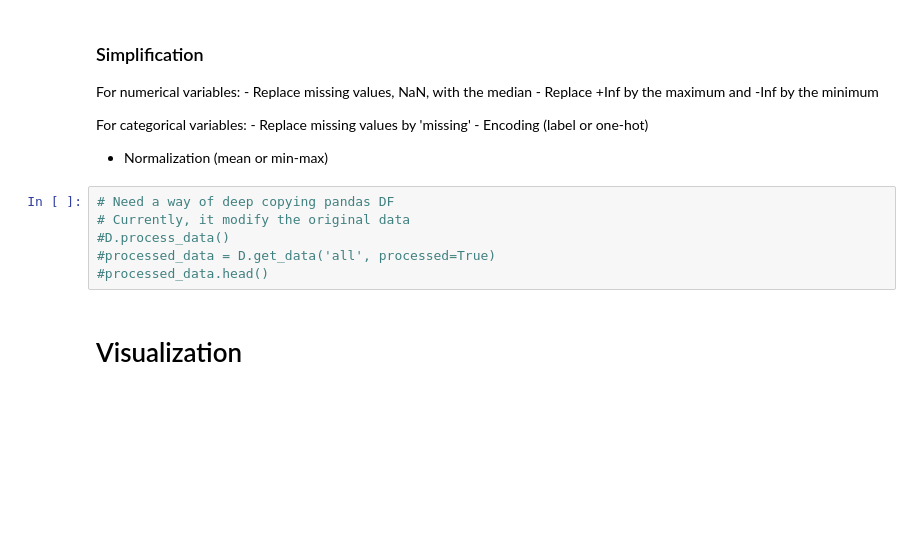
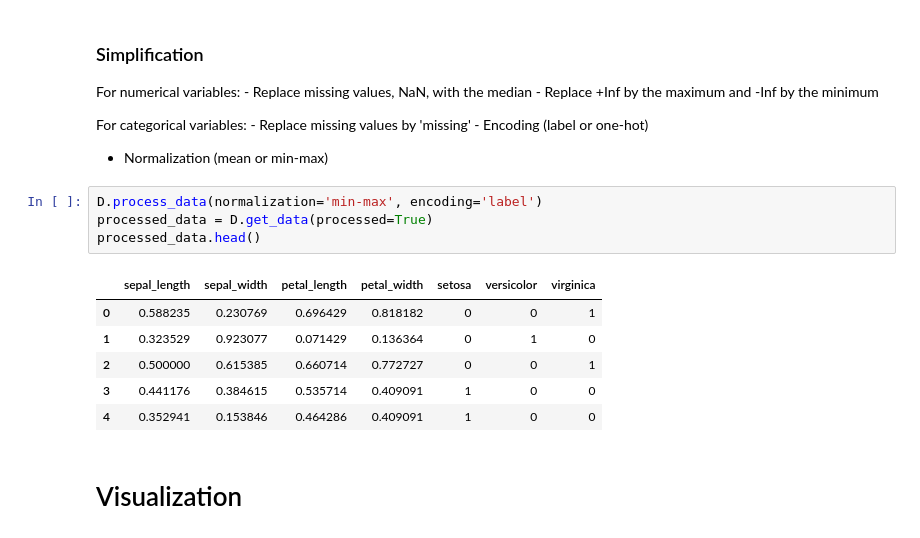
Before and after one commit to Didayolo/medi-chal, a Jupyter notebook: notebooks/auto_ml/ID_notebook.ipynb, the cells around one changed output. Cells and saved outputs as stored; diff of their text form; blank space fills up the shorter version.

Commit message:
Processing bug fixed

```diff
--- a/notebooks/auto_ml/ID_notebook.ipynb
+++ b/notebooks/auto_ml/ID_notebook.ipynb
@@ -177,12 +174,17 @@ For categorical variables:
     - Encoding (label or one-hot)
 
 - Normalization (mean or min-max)
-# %%
-# Need a way of deep copying pandas DF
-# Currently, it modify the original data
-#D.process_data()
-#processed_data = D.get_data('all', processed=True)
-#processed_data.head()
+# %%
+D.process_data(normalization='min-max', encoding='label')
+processed_data = D.get_data(processed=True)
+processed_data.head()
+# %% [output]
+|  | sepal_length | sepal_width | petal_length | petal_width | setosa | versicolor | virginica |
+| 0 | 0.588235 | 0.230769 | 0.696429 | 0.818182 | 0 | 0 | 1 |
+| 1 | 0.323529 | 0.923077 | 0.071429 | 0.136364 | 0 | 1 | 0 |
+| 2 | 0.500000 | 0.615385 | 0.660714 | 0.772727 | 0 | 0 | 1 |
+| 3 | 0.441176 | 0.384615 | 0.535714 | 0.409091 | 1 | 0 | 0 |
+| 4 | 0.352941 | 0.153846 | 0.464286 | 0.409091 | 1 | 0 | 0 |
 # %% [markdown]
 # Visualization
 # %%
```
Also changed, not shown: parts of 6 cells of this notebook, 3 other files.
